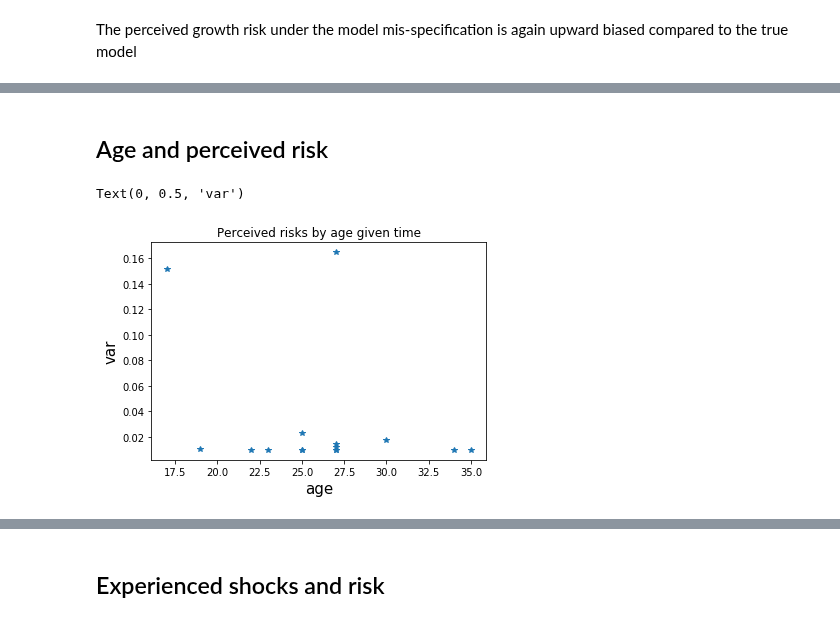
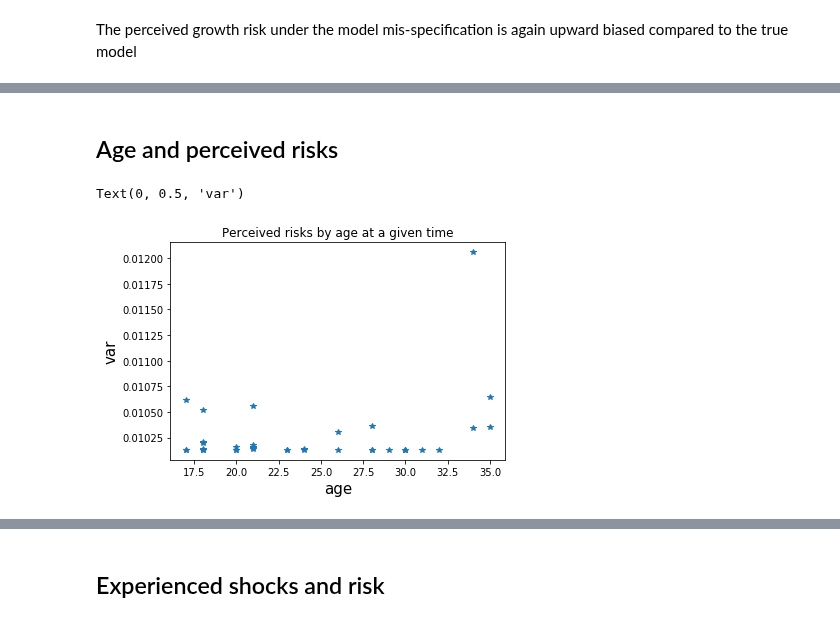
Before and after one commit to iworld1991/IncExpProject, a Jupyter notebook: WorkingFolder/PythonCode/TheoryLearning.ipynb, the cells around one changed output, grey strips where cells are left out. Drawn from its saved outputs; the diff is of its cells as text; code cells hidden in the pictures.

Commit message:
focus on a special case with identical variance and parameter correlation.

```diff
--- a/WorkingFolder/PythonCode/TheoryLearning.ipynb
+++ b/WorkingFolder/PythonCode/TheoryLearning.ipynb
@@ -298,5 +404,5 @@ Text(0.5, 1.0, 'Time series distribution')
 # %%
-one.n_sim = 30
+one.n_sim = 60
 simulated_data_pop = one.SimulatePop()
 # %%
 dist_pop = plt.hist(simulated_data_pop.flatten())
@@ -367,0 +471,25 @@ array([[0.00991452]])
+# %%
+## different subjective attribution
+
+times = 10
+corrs = np.linspace(-0.99,0.99,times)
+vars_predict_est = np.empty(times)
+
+for i,corr in enumerate(corrs):
+    one.corr = corr
+    one.shock_type_perceived = 'attribution_biased'
+    one.LearnPara(sample = one.simulated_pop)
+    vars_predict_est[i] = one.var_predict_chg_est
+
+plt.plot(corrs,
+        vars_predict_est,
+        'r--',
+        label = "var under bias")
+plt.axhline(var_predict_chg_est_iid,
+            label = 'var without bias')
+plt.title('Perceived risks and attributed correlation')
+plt.xlabel(r'$\widehat\delta$',
+          fontsize = 15)
+plt.ylabel(r'$var$',
+          fontsize = 15)
+plt.legend(loc = 0)
@@ -367,0 +499,3 @@ array([[0.00991452]])
+# %%
+one.shock_type_perceived = 'non-independence'
+one.LearnPara(sample = one.simulated_pop)
@@ -368,5 +504,5 @@ array([[0.00991452]])
 # %% [markdown]
-## Age and perceived risk
+## Age and perceived risks
 # %%
 one.shock_type_perceived = 'attribution_biased'
 coeffs_est1,coef_vars_est,sigma2s_est,var_predict_chg_est1 = one.LearnParafromExperience()
@@ -379,12 +515,12 @@ av_past = one.av_past.flatten()
 # %%
 plt.plot(one.ages_pop_sim[:,35],
          var_predict_chg_est1[:,35],'*')
-plt.title('Perceived risks by age given time')
+plt.title('Perceived risks by age at a given time')
 plt.xlabel('age',fontsize = 15)
 plt.ylabel('var',fontsize = 15)
 # %% [output]
 Text(0, 0.5, 'var')
-[figure, old version]
+[figure, new version]
 # %%
 plt.plot(ages,vars_predict_chg,'*')
 plt.xlabel('age',fontsize = 15)
```
Also changed, not shown: parts of 24 cells of this notebook.
